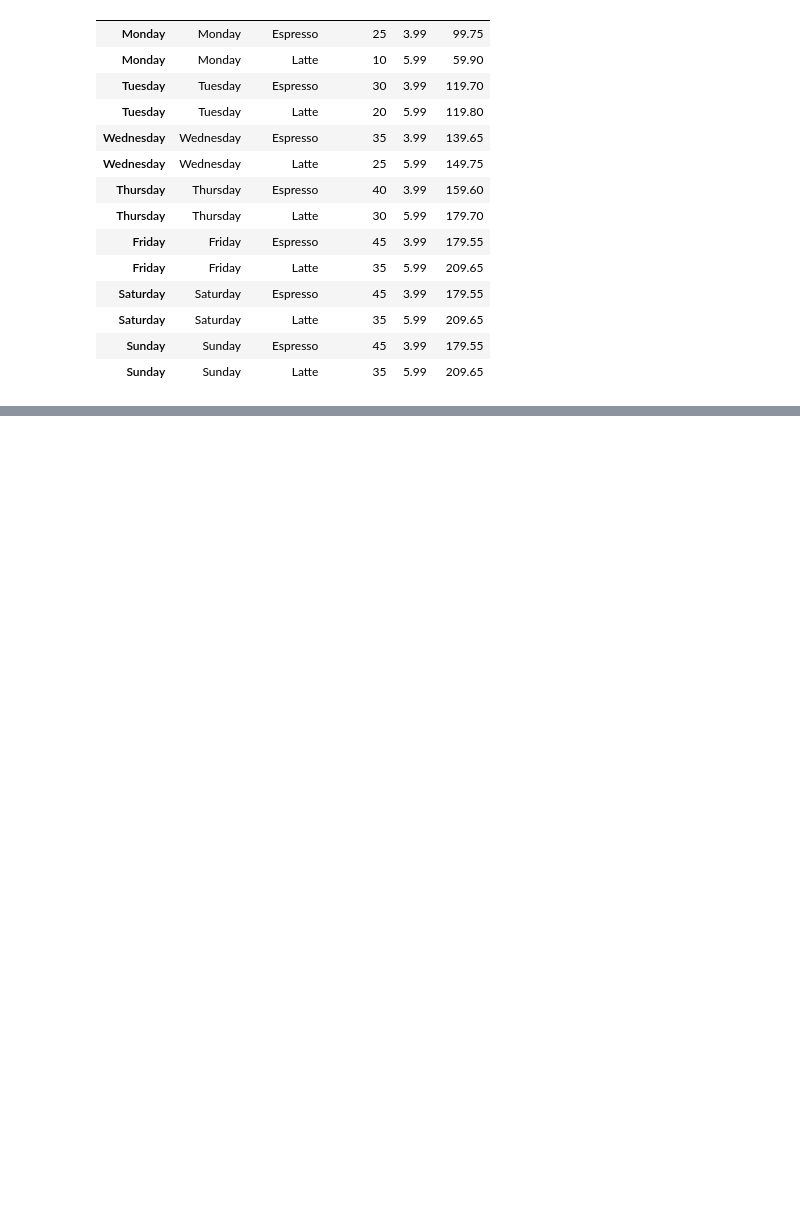
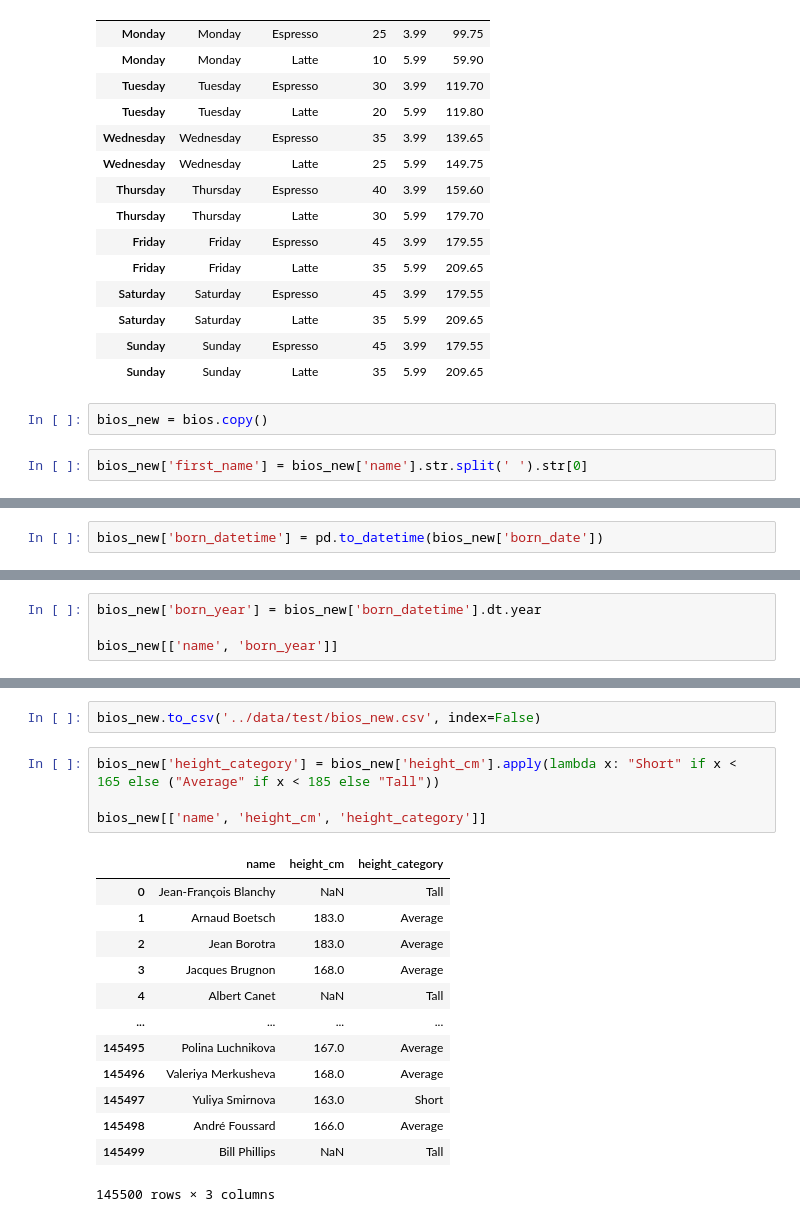
Before and after one commit to J3SSY-ANDU/Food-Delivery-Data-Analysis, a Jupyter notebook: notebooks/pandas_tutorial.ipynb, the cells around one changed output, grey strips where cells are left out. Drawn from its saved outputs; the diff is of its cells as text; blank space fills up the shorter version.

```diff
--- a/notebooks/pandas_tutorial.ipynb
+++ b/notebooks/pandas_tutorial.ipynb
@@ -477,3 +477,7 @@ coffee.rename(columns={'new_price': 'price'}) # this is temporary, if we want to
 | Saturday | Saturday | Latte | 35 | 5.99 | 209.65 |
 | Sunday | Sunday | Espresso | 45 | 3.99 | 179.55 |
 | Sunday | Sunday | Latte | 35 | 5.99 | 209.65 |
+# %%
+bios_new = bios.copy()
+# %%
+bios_new['first_name'] = bios_new['name'].str.split(' ').str[0]
@@ -479,0 +510,2 @@ coffee.rename(columns={'new_price': 'price'}) # this is temporary, if we want to
+# %%
+bios_new['born_datetime'] = pd.to_datetime(bios_new['born_date'])
@@ -479,0 +534,4 @@ coffee.rename(columns={'new_price': 'price'}) # this is temporary, if we want to
+# %%
+bios_new['born_year'] = bios_new['born_datetime'].dt.year
+
+bios_new[['name', 'born_year']]
@@ -479,0 +552,20 @@ coffee.rename(columns={'new_price': 'price'}) # this is temporary, if we want to
+# %%
+bios_new.to_csv('../data/test/bios_new.csv', index=False)
+# %%
+bios_new['height_category'] = bios_new['height_cm'].apply(lambda x: "Short" if x < 165 else ("Average" if x < 185 else "Tall"))
+
+bios_new[['name', 'height_cm', 'height_category']]
+# %% [output]
+|  | name | height_cm | height_category |
+| 0 | Jean-François Blanchy | NaN | Tall |
+| 1 | Arnaud Boetsch | 183.0 | Average |
+| 2 | Jean Borotra | 183.0 | Average |
+| 3 | Jacques Brugnon | 168.0 | Average |
+| 4 | Albert Canet | NaN | Tall |
+| ... | ... | ... | ... |
+| 145495 | Polina Luchnikova | 167.0 | Average |
+| 145496 | Valeriya Merkusheva | 168.0 | Average |
+| 145497 | Yuliya Smirnova | 163.0 | Short |
+| 145498 | André Foussard | 166.0 | Average |
+| 145499 | Bill Phillips | NaN | Tall |
+145500 rows × 3 columns
```
Also changed, not shown: parts of 4 cells of this notebook.
